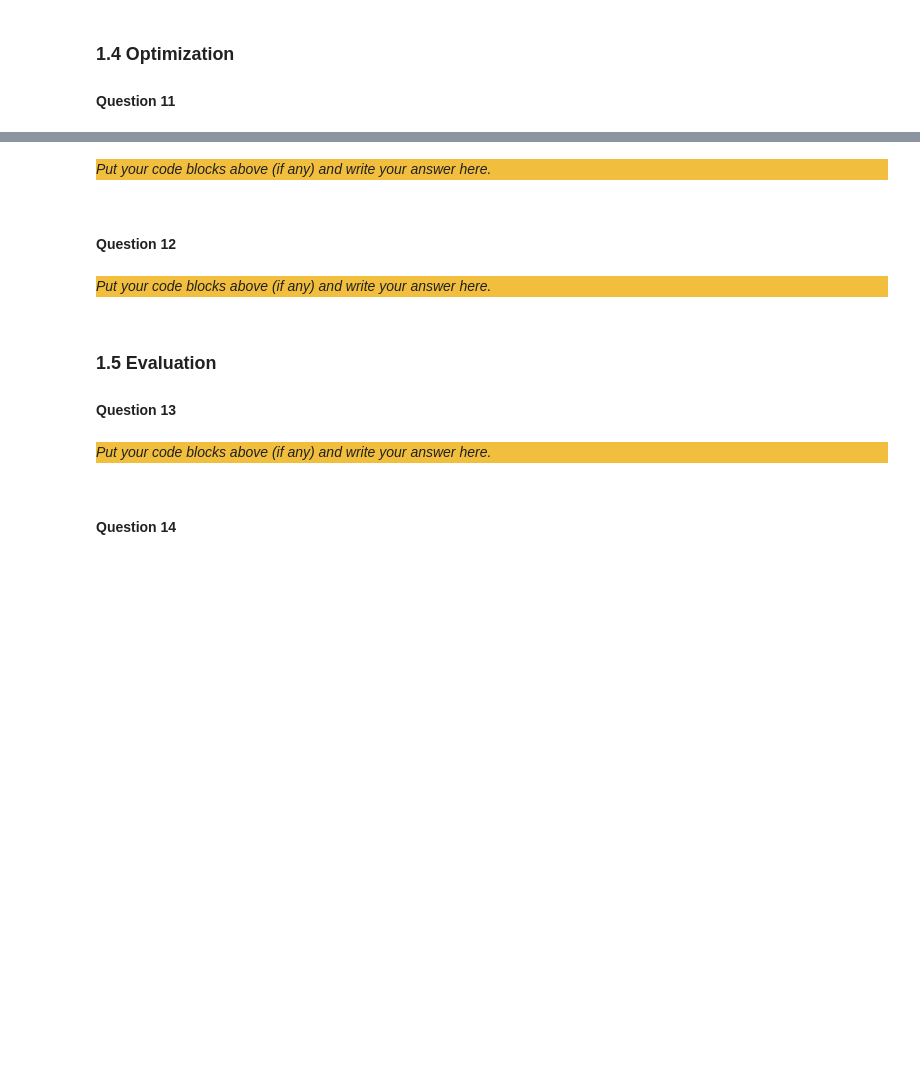
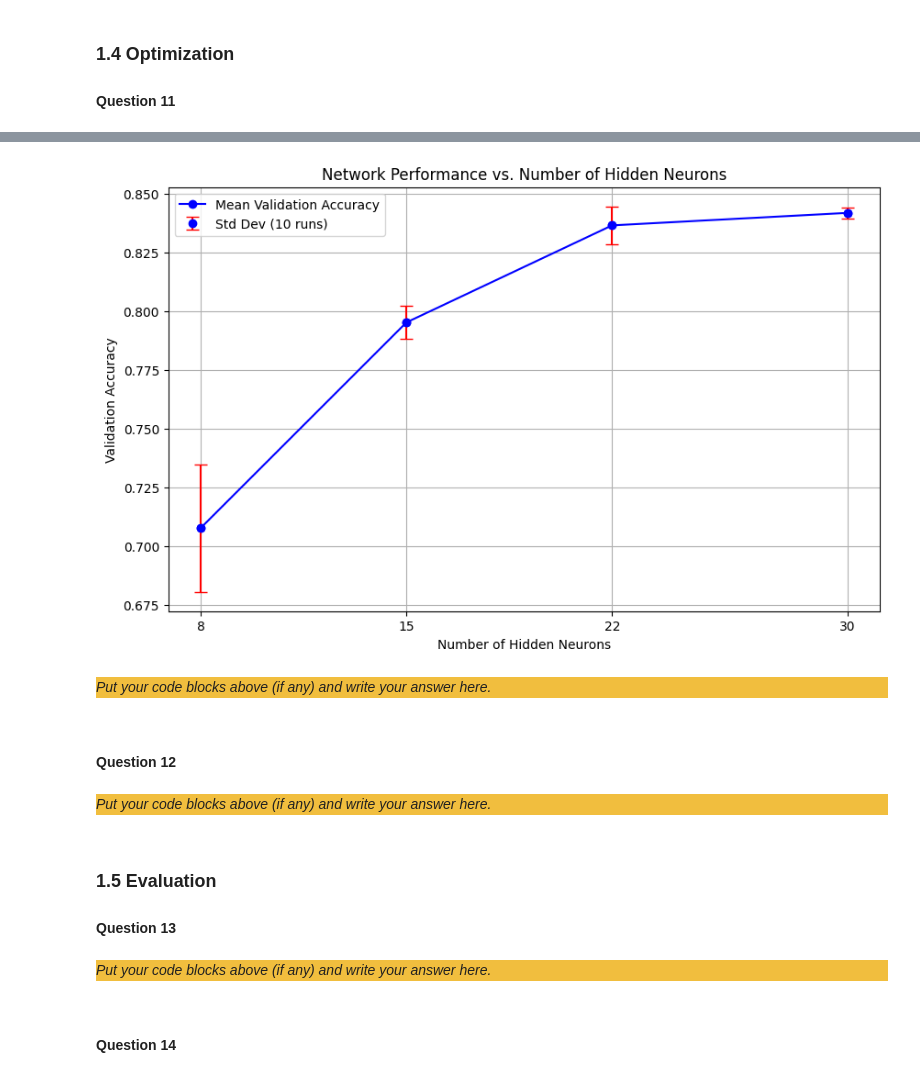
Before and after one commit to zain1290/Artificial-Neural-Network, a Jupyter notebook: src/Danny.ipynb, the cells around one changed output, grey strips where cells are left out. Drawn from its saved outputs; the diff is of its cells as text; code cells hidden in the pictures; blank space fills up the shorter version.

```diff
--- a/src/Danny.ipynb
+++ b/src/Danny.ipynb
@@ -359,3 +645,69 @@ _Put your code blocks above (if any) and write your answer here._
 ### 1.4 Optimization
 
 #### Question 11
+# %%
+# 1. Define the range of neurons to test
+# The requirement is "at least 4 times within range 7-30"
+hidden_layer_sizes = [8, 15, 22, 30]
+
+# We will store the final accuracies for every run
+# Structure: { 8: [acc1, acc2...], 15: [...], ... }
+performance_results = {size: [] for size in hidden_layer_sizes}
+
+print("Starting architecture search...")
+
+# 2. Outer Loop: Different Hidden Layer Sizes
+for size in hidden_layer_sizes:
+    print(f"\nTesting Hidden Layer Size: {size}")
+
+    # 3. Inner Loop: 10 Runs per size (to handle randomness)
+    for run in range(3):
+        # A. Initialize Network with variable hidden size
+        # Input (10) -> Hidden (size) -> Output (7)
+        net = Network([
+            Linear(10, size, init_type='normal'), # Variable size here!
+            Activation(),
+            Linear(size, 7, init_type='normal'),  # Input matches hidden size
+            Softmax()
+        ])
+
+        # B. Train (Use X_train, y_train from Q7)
+        # We use 500 epochs as established in Q10
+        train(net, X_train, y_train, criterion=Loss, lr=0.1, epochs=500)
+
+        # C. Evaluate on VALIDATION Set (Use X_val, y_val from Q7)
+        # We care about generalization, so we measure Validation Accuracy
+        val_probs = net.forward(X_val)
+        val_preds = np.argmax(val_probs, axis=1)
+        val_true = np.argmax(y_val, axis=1)
+        acc = np.mean(val_preds == val_true)
+
+        performance_results[size].append(acc)
+        print(f"  Run {run+1}/10 -> Val Acc: {acc:.4f}")
+
+# 4. Process Results for Plotting
+means = []
+stds = []
+
+for size in hidden_layer_sizes:
+    accs = performance_results[size]
+    means.append(np.mean(accs))
+    stds.append(np.std(accs))
+
+# 5. Plot Performance vs. Hidden Neurons
+plt.figure(figsize=(10, 6))
+
+# Plot the Mean accuracy line
+plt.plot(hidden_layer_sizes, means, marker='o', color='b', label='Mean Validation Accuracy')
+
+# Add error bars to show the standard deviation (variability)
+plt.errorbar(hidden_layer_sizes, means, yerr=stds, fmt='o', color='b', ecolor='red', capsize=5, label='Std Dev (10 runs)')
+
+plt.title("Network Performance vs. Number of Hidden Neurons")
+plt.xlabel("Number of Hidden Neurons")
+plt.ylabel("Validation Accuracy")
+plt.xticks(hidden_layer_sizes) # Show specific ticks
+plt.grid(True)
+plt.legend()
+plt.show()
+# %% [output]
@@ -362,3 +731,4 @@ _Put your code blocks above (if any) and write your answer here._
+[figure, added]
 # %% [markdown]
 <div style="background-color:#f1be3e">
 
```
Also changed, not shown: parts of 23 cells of this notebook, 1 other file.
